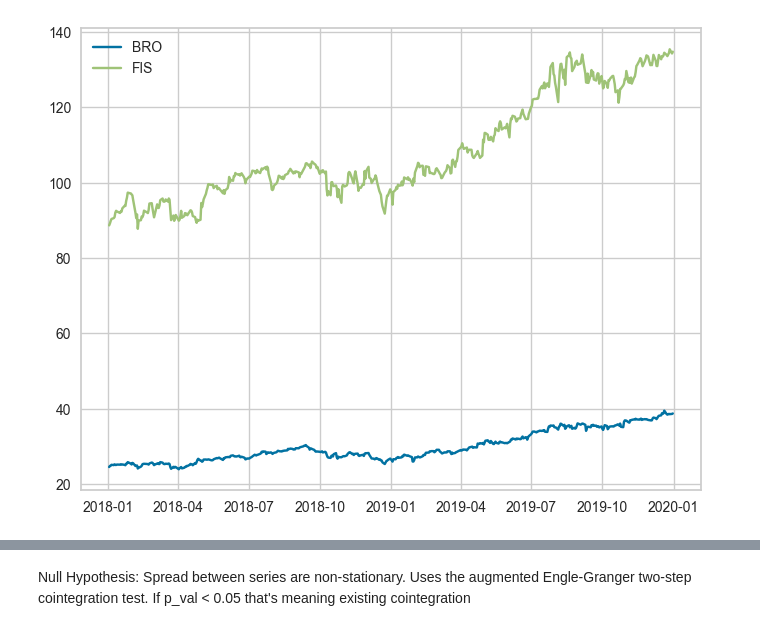
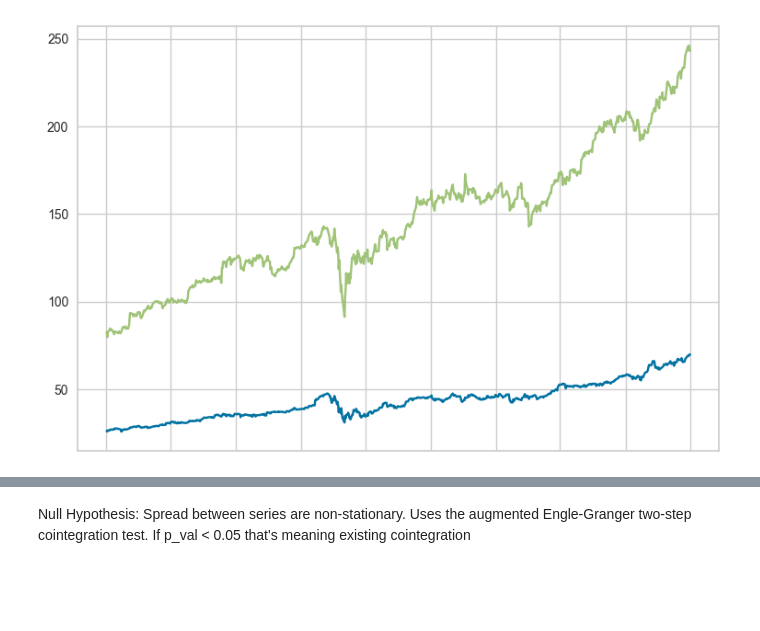
Before and after one commit to dasoaujisi/FDS-Project, a Jupyter notebook: Cluster_deepdive.ipynb, the cells around one changed output, grey strips where cells are left out. Saved outputs shown, nothing was run; the diff lists cells and outputs as text; code cells hidden in the pictures; blank space fills up the shorter version.

```diff
--- a/Cluster_deepdive.ipynb
+++ b/Cluster_deepdive.ipynb
@@ -25,20 +25,24 @@ import requests
 cluster_id = 3  # replace with the actual cluster_id
 
 # Extract tickers for the specified cluster
-cluster_tickers = clusters.loc[clusters['cluster'] == cluster_id, 'ticker']
+cluster_tickers = clusters['ticker']
 
 # Filter the DataFrame based on the tickers in the specified cluster
 preferred_cluster = data[cluster_tickers]
+data['AAPL'].to_excel('AAPL.xlsx', index=True)
 # %%
-plt.figure(figsize=(8, 6), dpi=100)
+plt.figure(figsize=(9, 6), dpi=100)
 stock_1_name = "BRO"
-stock_2_name = "FIS"
-stock_1 = preferred_cluster[stock_1_name]
-stock_2 = preferred_cluster[stock_2_name]
+stock_2_name = "ZTS"
+stock_1 = preferred_cluster[preferred_cluster.index > '2019-01-01'][stock_1_name]
+stock_2 = preferred_cluster[preferred_cluster.index > '2019-01-01'][stock_2_name]
 
 plt.plot(stock_1, label = stock_1_name)
 plt.plot(stock_2, label = stock_2_name)
-plt.legend()
+plt.tick_params(axis='x', which='both', bottom=False, top=False, labelbottom=False)
+#plt.xticks([])  # Remove x-axis ticks
+#plt.legend()
+#plt.savefig('Pair_Trade_intro.svg',format='svg', bbox_inches='tight')
 plt.show()
 # %% [output]
-[figure, old version]
+[figure, new version]
```
Also changed, not shown: parts of 10 cells of this notebook, 3 other files.
